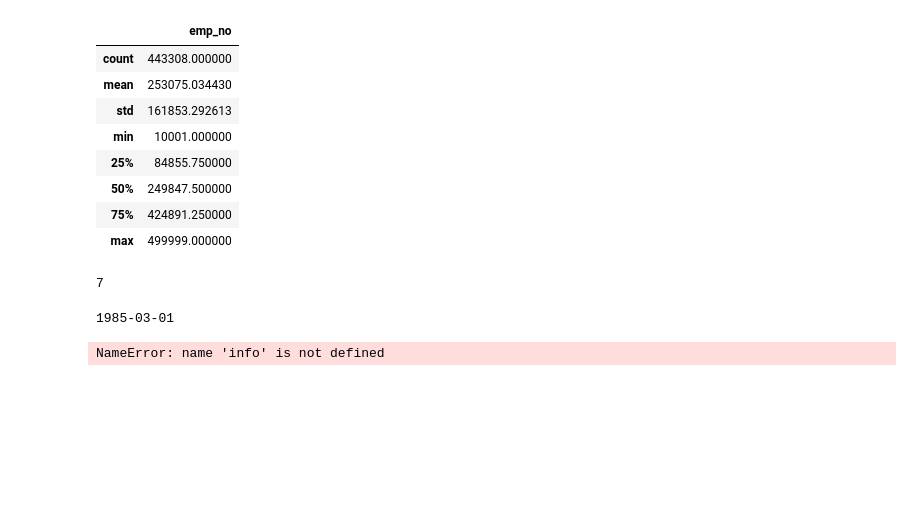
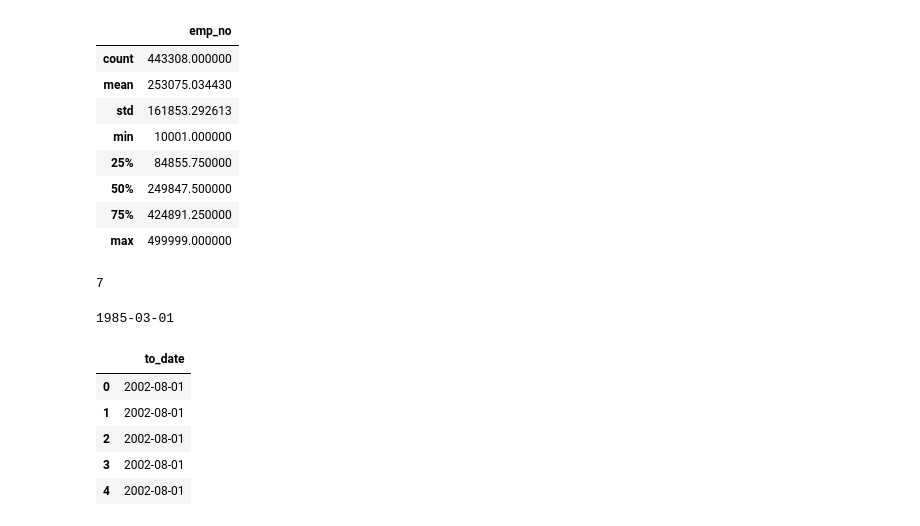
Before and after one commit to wherrickjr/numpy-pandas-visualization-exercises, a Jupyter notebook: advanced_dataframe.ipynb, the cells around one changed output. Drawn from its saved outputs; the diff is of its cells as text; code cells hidden in the pictures; blank space fills up the shorter version.

```diff
--- a/advanced_dataframe.ipynb
+++ b/advanced_dataframe.ipynb
@@ -220,8 +221,19 @@ print(df2.to_date.min()) ##This is the oldest date number 10
 # %% [output]
 1985-03-01
 # %%
-print(df2.to_date.min())
+query = '''select to_date
+            from titles
+            where to_date <= now() order by to_date DESC limit 5'''
-# %% [output]
-NameError: name 'info' is not defined
+# %%
+recent_date = pd.read_sql(query, url)
+# %%
+recent_date #the most recent actual date is 2002-08-01
+# %% [output]
+|  | to_date |
+| 0 | 2002-08-01 |
+| 1 | 2002-08-01 |
+| 2 | 2002-08-01 |
+| 3 | 2002-08-01 |
+| 4 | 2002-08-01 |
 # %%
 ##part 3
```
Also changed, not shown: parts of 26 cells of this notebook, 1 other file.
